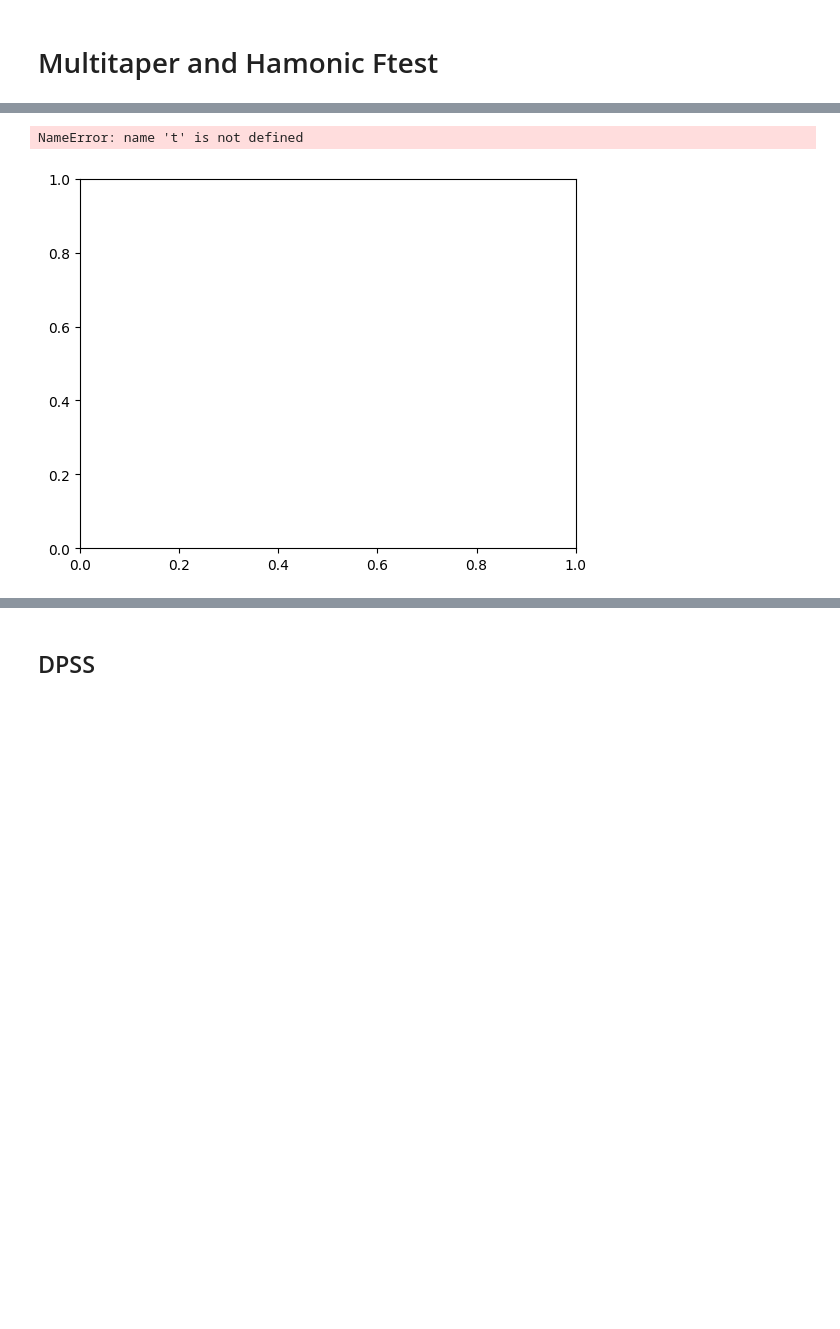
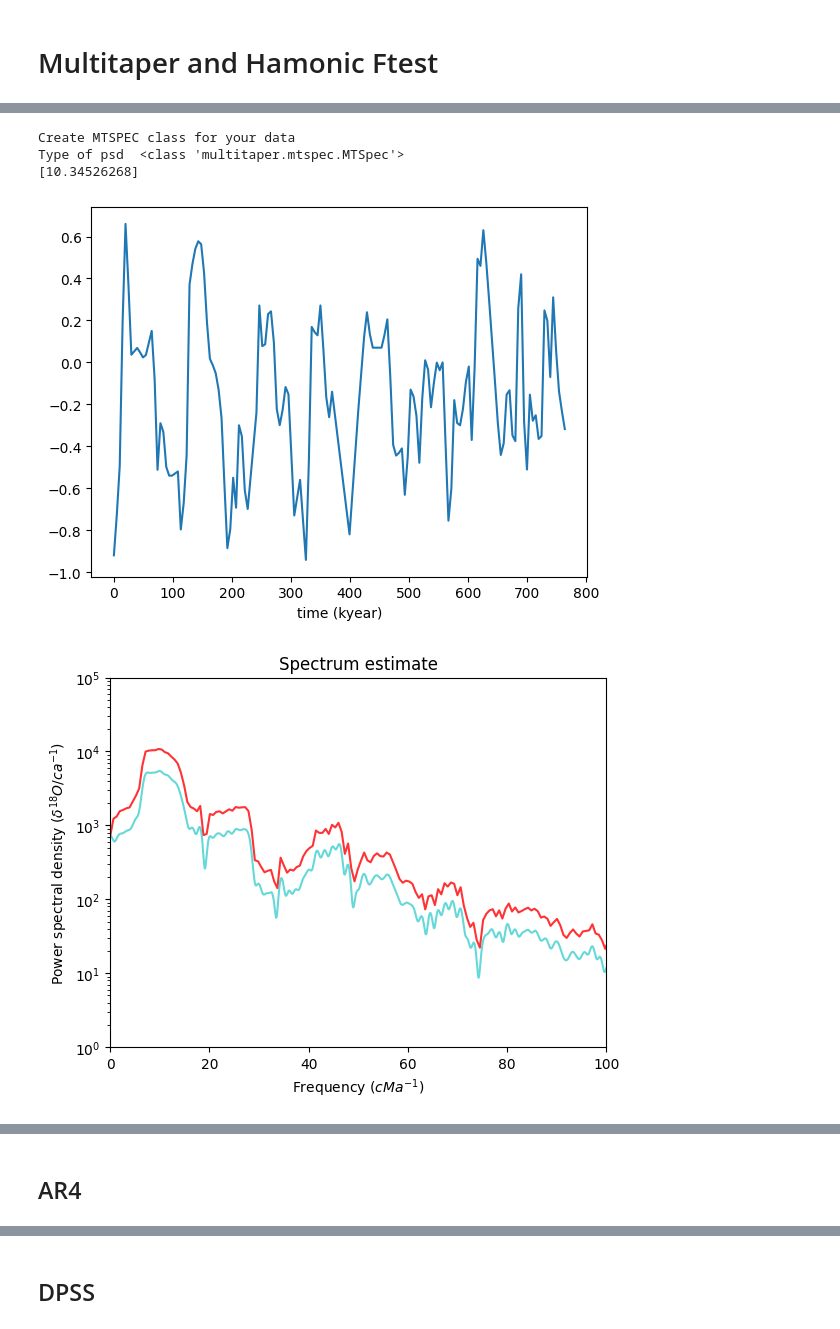
Before and after one commit to Chamusuke/Multitaper_harmonic_Ftest, a Jupyter notebook: example.ipynb, the cells around one changed output, grey strips where cells are left out. Drawn from its saved outputs; the diff is of its cells as text; code cells hidden in the pictures; blank space fills up the shorter version.

```diff
--- a/example.ipynb
+++ b/example.ipynb
@@ -109,7 +112,7 @@ ax.set_xlabel('time (kyear)')
 #------------------------------------------------
 
 print('Create MTSPEC class for your data')
-psd = MTSpec(x,nw,kspec,dt,iadapt=2, nfft=2^14)
+psd = MTSpec(x,nw,kspec,dt,iadapt=1, nfft=2^14)
 print('Type of psd ', type(psd))
 
 #------------------------------------------------
@@ -120,30 +123,30 @@ respec, spec_noline, yk, sline = psd.reshape(fcrit=0.90,p=p)
 #------------------------------------------------
 # Confidence intervals
 #------------------------------------------------
-spec_ci = psd.jackspec()
+# spec_ci = psd.jackspec()
 #------------------------------------------------
 # QI inverse spectrum
 #------------------------------------------------
-qispec  = psd.qiinv()[0]
+# qispec  = psd.qiinv()[0]
 
 # Plot only positive frequencies
 freq ,spec               = psd.rspec()
-freq,qispec,spec_ci      = psd.rspec(qispec,spec_ci)
+# freq,qispec,spec_ci      = psd.rspec(qispec,spec_ci)
 k_yk = np.mean(np.abs(yk)**2, axis=1)[:,np.newaxis]
 
 freq,respec,spec_noline,sline,k_yk  = psd.rspec(respec,spec_noline,sline,k_yk)
 
 F = F[0:psd.nf]
 
-
 fig = plt.figure(2)
 ax  = fig.add_subplot()
-ax.semilogy(freq*1e6,spec, 'r',alpha=0.8)
-ax.semilogy(MT_psd.f*1e6, MT_psd.mt_psd, 'c',alpha=0.6)
+ax.semilogy(freq*1e6,spec, 'r',alpha=0.8, label="lib")
+ax.semilogy(MT_psd.f*1e6, MT_psd.Smt, 'c',alpha=0.6,label="My")
 # ax.semilogy(freq*1e6,spec_ci,'k--')
 # ax.semilogy(freq*1e6,qispec,'r--')
 ax.set_title('Spectrum estimate')
 ax.set_xlim(0, 100)
+ax.set_ylim(1,1e5)
 ax.set_xlabel(r'Frequency ($c Ma^{-1}$)')
 ax.set_ylabel(r'Power spectral density ($\delta^{18}O/ca^{-1}$)')
 
@@ -152,32 +155,36 @@ ax  = fig.add_subplot()
 ax.plot(freq*1e6,F, 'r',alpha=0.8)
 ax.plot(MT_psd.f*1e6, MT_psd.F_stat[0, :], 'c',alpha=0.6)
 ax.hlines(MT_psd.F_crit, MT_psd.f[0]*1e6, MT_psd.f[-1]*1e6, linestyles="-.", color='green', label='95% Percentile')
 
 ax.set_xlim(0,100)
 ax.set_title(r'$F$ statistic for periodic components')
 ax.set_xlabel(r'Frequency ($c Ma^{-1}$)')
 ax.set_ylabel(r'F-statistic for periodic lines')
 #plt.ylim(-0.5,14.5)
 
 fig = plt.figure(4)
 ax  = fig.add_subplot()
 ax.semilogy(freq*1e6,respec)
 ax.semilogy(MT_psd.f*1e6, MT_psd.re_psd[1,:])
 ax.semilogy(freq*1e6, k_yk*dt, 'navy',alpha=0.6)
 ax.set_xlim(0,100)
 ax.set_title(r'Reshaped spectrum')
 ax.set_xlabel(r'Frequency ($c Ma^{-1}$)')
 ax.set_ylabel(r'Power spectral density ($\delta^{18}O/ca^{-1}$)')
 #plt.ylim(-0.5,14.5)
 fig = plt.figure(5)
 ax  = fig.add_subplot()
 ax.semilogy(freq*1e6,sline)
 ax.semilogy(MT_psd.f*1e6, MT_psd.re_psd[2,:])
 ax.set_xlim(0,100)
 ax.set_title(r'Reshaped spectrum')
 ax.set_xlabel(r'Frequency ($c Ma^{-1}$)')
 ax.set_ylabel(r'Power spectral density ($\delta^{18}O/ca^{-1}$)')
+ax.legend()
 plt.show()
 # %% [output]
-NameError: name 't' is not defined
+Create MTSPEC class for your data
+Type of psd  <class 'multitaper.mtspec.MTSpec'>
+[10.34526268]
-[figure, old version]
+[figure, new version]
+[figure, added]
@@ -183,0 +194,2 @@ NameError: name 't' is not defined
+# %% [markdown]
+## AR4
```
Also changed, not shown: parts of 5 cells of this notebook, 3 other files.
